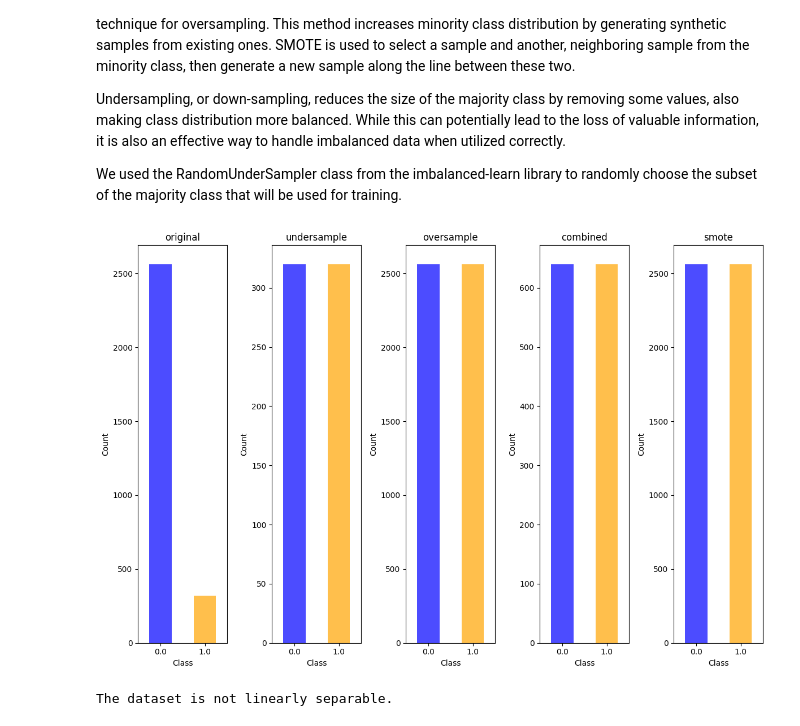
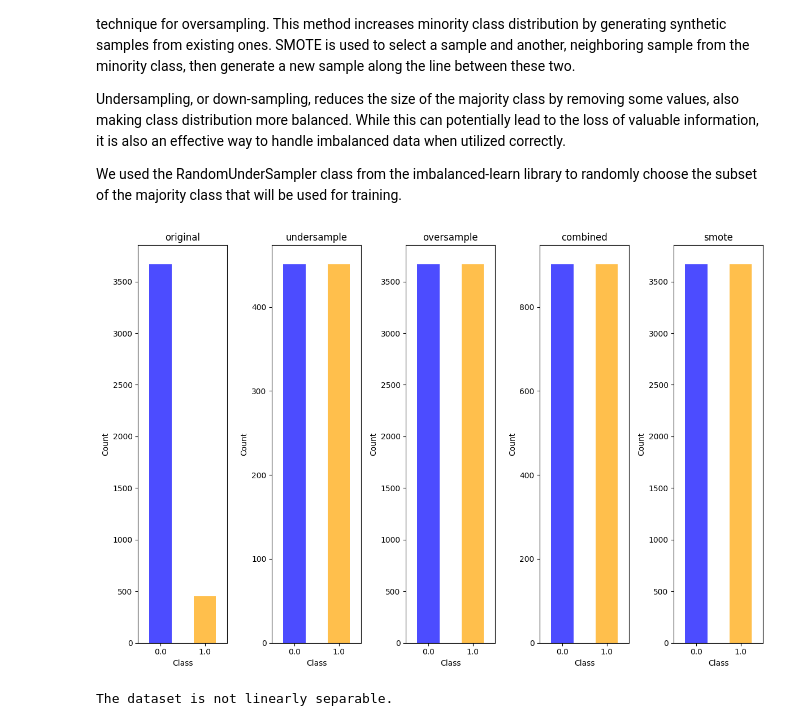
Before and after one commit to tuclaure/CSU-CS-345, a Jupyter notebook: FeatureEngineering.ipynb, the cells around one changed output. Drawn from its saved outputs; the diff is of its cells as text; code cells hidden in the pictures.

```diff
--- a/FeatureEngineering.ipynb
+++ b/FeatureEngineering.ipynb
@@ -428,27 +429,16 @@ Undersampling, or down-sampling, reduces the size of the majority class by remov
 
 We used the RandomUnderSampler class from the imbalanced-learn library to randomly choose the subset of the majority class that will be used for training.
 # %%
-def split_data(data, train_size=0.7, test_size=0.15, val_size=0.15, random_state=42):
+def split_data(data, test_size=0.30, random_state=42):
+    '''returns X_train, X_test, y_train, y_test'''
     y = data['y']
     X = data.drop(columns=['y'])
 
-    if train_size + test_size + val_size != 1.0:
-        raise ValueError("train_size, test_size, and val_size must sum to 1.0")
-
-    # First split X and y into train and temporary (temp) for test + validation
-    X_train, X_temp, y_train, y_temp = train_test_split(
-        X, y, test_size=(test_size + val_size), random_state=random_state
+    X_train, X_test, y_train, y_test = train_test_split(
+        X, y, test_size=test_size, random_state=random_state
     )
 
-    # Proportion of test to temp (test + validation)
-    test_ratio = test_size / (test_size + val_size)
-
-    # Split temp into test and validation
-    X_test, X_val, y_test, y_val = train_test_split(
-        X_temp, y_temp, test_size=test_ratio, random_state=random_state
-    )
-
-    return X_train, X_test, X_val, y_train, y_test, y_val
+    return X_train, X_test, y_train, y_test
 
 def default(X_train, y_train):
     return X_train, y_train
@@ -526,57 +516,49 @@ def smote_sampling(X_train, y_train, random_state=42):
 
     return X_smote, y_smote
 
-def get_sampled_train_data(X_train, y_train, random_state=42):
+def get_sampling_methods():
     sampling_methods = {
-        'original': lambda X, y, rs: (X, y),  # No resampling
+        'original': default,
         'undersample': undersample_data,
         'oversample': oversample_data,
         'combined': combined_sampling,
         'smote': smote_sampling
     }
 
-    sampled_data = defaultdict(list)
+    return sampling_methods
 
-    # Apply each sampling method and store the results in the dictionary
-    for method_name, method_func in sampling_methods.items():
-        X_resampled, y_resampled = method_func(X_train, y_train, random_state)
-        sampled_data[method_name].append(X_resampled)
-        sampled_data[method_name].append(y_resampled)
+def visualize_sampling_effects(data):
 
-    return sampled_data
-
-def visualize_sampling_effects(sampling_methods):
-
+    y = data['y']
+    X = data.drop(columns=['y'])
     # Prepare the distributions for visualization
     distributions = {}
+    sampling_methods = get_sampling_methods()
 
     # Collect class distributions for each sampling method
-    for method, (_, y_sampled) in sampling_methods.items():
-        distributions[method] = y_sampled.value_counts().sort_index()
+    for method_name in sampling_methods.keys():
+        _, y_sampled = sampling_methods[method_name](X, y)
+        distributions[method_name] = y_sampled.value_counts().sort_index()
 
     # Visualize the distributions
     plt.figure(figsize=(12, 8))
     num_methods = len(distributions)
 
     for idx, (method, distribution) in enumerate(distributions.items()):
         plt.subplot(1, num_methods, idx + 1)
         distribution.plot(kind='bar', color=['blue', 'orange'], alpha=0.7)
         plt.title(method)
         plt.xlabel("Class")
         plt.ylabel("Count")
         plt.xticks(rotation=0)
 
     plt.tight_layout()
     plt.show()
 
-def run_sampling_visualizer():
-    X_train, _, _, y_train, _, _ = split_data(data)
-    sampled_data = get_sampled_train_data(X_train, y_train)
-    visualize_sampling_effects(sampled_data)
-
-run_sampling_visualizer()
+data = preprocessing()
+visualize_sampling_effects(data)
 # %% [output]
-[figure, old version]
+[figure, new version]
 # %%
 df = preprocessing()
 
```
Also changed, not shown: parts of 7 cells of this notebook.
